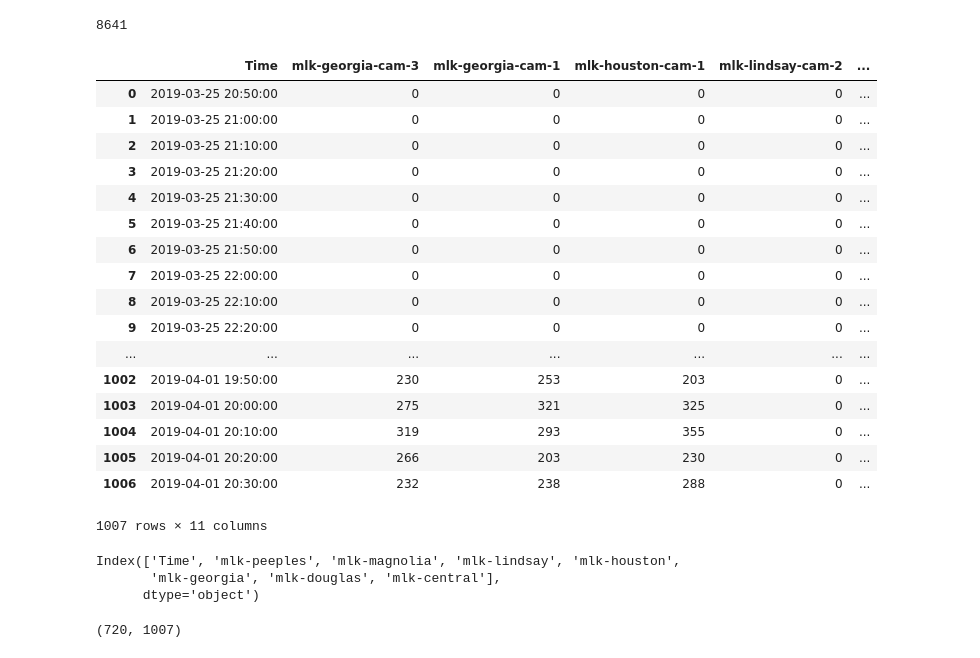
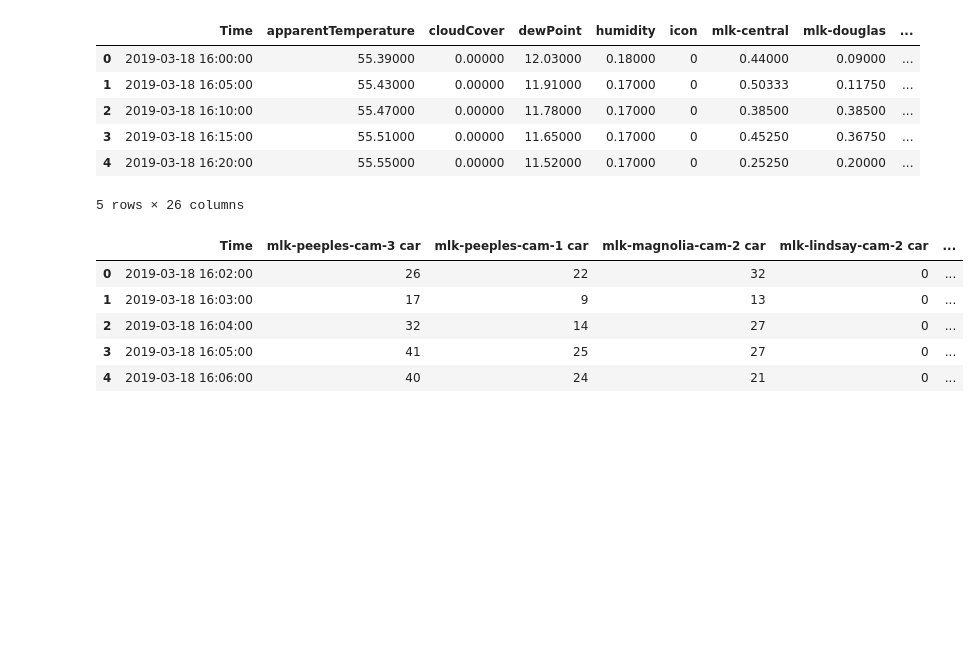
Before and after one commit to UTC-SCAL/Grafana-Data-Analysis, a Jupyter notebook: Correlation.ipynb, the cells around one changed output. Cells and saved outputs as stored; diff of their text form; code cells hidden in the pictures; blank space fills up the shorter version.

```diff
--- a/Correlation.ipynb
+++ b/Correlation.ipynb
@@ -7,0 +12,10 @@ from datetime import datetime as dt
+# %%
+def convert_time(str_time):
+    return dt.strptime(str_time, "%Y-%m-%d %H:%M:%S")
+
+def first_cleansing_step(data):
+    data['Time'] = data['Time'].apply(convert_time)
+    return data
+
+def filter_weather(weather):
+    return weather
@@ -50,25 +105,20 @@ pd.set_option('display.float_format', lambda x: '%.5f' % x)
-# %%
-len(weather_cache)
-# %% [output]
-8641
+# %%
+w_pollution_data_frame = preprocess_data(w_pollution_data)
+w_pollution_data_frame.head()
+# %% [output]
+|  | Time | apparentTemperature | cloudCover | dewPoint | humidity | icon | mlk-central | mlk-douglas | ... |
+| 0 | 2019-03-18 16:00:00 | 55.39000 | 0.00000 | 12.03000 | 0.18000 | 0 | 0.44000 | 0.09000 | ... |
+| 1 | 2019-03-18 16:05:00 | 55.43000 | 0.00000 | 11.91000 | 0.17000 | 0 | 0.50333 | 0.11750 | ... |
+| 2 | 2019-03-18 16:10:00 | 55.47000 | 0.00000 | 11.78000 | 0.17000 | 0 | 0.38500 | 0.38500 | ... |
+| 3 | 2019-03-18 16:15:00 | 55.51000 | 0.00000 | 11.65000 | 0.17000 | 0 | 0.45250 | 0.36750 | ... |
+| 4 | 2019-03-18 16:20:00 | 55.55000 | 0.00000 | 11.52000 | 0.17000 | 0 | 0.25250 | 0.20000 | ... |
+5 rows × 26 columns
 # %%
-traffic_data
+traffic_data.head()
 # %% [output]
-|  | Time | mlk-georgia-cam-3 | mlk-georgia-cam-1 | mlk-houston-cam-1 | mlk-lindsay-cam-2 | ... |
-| 0 | 2019-03-25 20:50:00 | 0 | 0 | 0 | 0 | ... |
-| 1 | 2019-03-25 21:00:00 | 0 | 0 | 0 | 0 | ... |
-| 2 | 2019-03-25 21:10:00 | 0 | 0 | 0 | 0 | ... |
-| 3 | 2019-03-25 21:20:00 | 0 | 0 | 0 | 0 | ... |
-| 4 | 2019-03-25 21:30:00 | 0 | 0 | 0 | 0 | ... |
-| 5 | 2019-03-25 21:40:00 | 0 | 0 | 0 | 0 | ... |
-| 6 | 2019-03-25 21:50:00 | 0 | 0 | 0 | 0 | ... |
-| 7 | 2019-03-25 22:00:00 | 0 | 0 | 0 | 0 | ... |
-| 8 | 2019-03-25 22:10:00 | 0 | 0 | 0 | 0 | ... |
-| 9 | 2019-03-25 22:20:00 | 0 | 0 | 0 | 0 | ... |
-| ... | ... | ... | ... | ... | ... | ... |
-| 1002 | 2019-04-01 19:50:00 | 230 | 253 | 203 | 0 | ... |
-| 1003 | 2019-04-01 20:00:00 | 275 | 321 | 325 | 0 | ... |
-| 1004 | 2019-04-01 20:10:00 | 319 | 293 | 355 | 0 | ... |
-| 1005 | 2019-04-01 20:20:00 | 266 | 203 | 230 | 0 | ... |
-| 1006 | 2019-04-01 20:30:00 | 232 | 238 | 288 | 0 | ... |
+|  | Time | mlk-peeples-cam-3 car | mlk-peeples-cam-1 car | mlk-magnolia-cam-2 car | mlk-lindsay-cam-2 car | ... |
+| 0 | 2019-03-18 16:02:00 | 26 | 22 | 32 | 0 | ... |
+| 1 | 2019-03-18 16:03:00 | 17 | 9 | 13 | 0 | ... |
+| 2 | 2019-03-18 16:04:00 | 32 | 14 | 27 | 0 | ... |
+| 3 | 2019-03-18 16:05:00 | 41 | 25 | 27 | 0 | ... |
+| 4 | 2019-03-18 16:06:00 | 40 | 24 | 21 | 0 | ... |
-1007 rows × 11 columns
@@ -82,15 +125 @@ def correlation_series(X, Y):
-# %%
-traffic_data = pd.read_csv("traffic.csv", sep=";")
-pollution_data = pd.read_csv("pollution.csv", sep=";")
-traffic_data = first_cleansing_step(traffic_data)
-pollution_data = first_cleansing_step(pollution_data)
-# %% [output]
-Index(['Time', 'mlk-peeples', 'mlk-magnolia', 'mlk-lindsay', 'mlk-houston',
-       'mlk-georgia', 'mlk-douglas', 'mlk-central'],
-      dtype='object')
-# %%
-vehicles = pd.read_csv("number of vehicles.csv", sep=";")
-len(vehicles), len(traffic_data)
-# %% [output]
-(720, 1007)
 # %%
```
Also changed, not shown: parts of 20 cells of this notebook, 33 other files.
